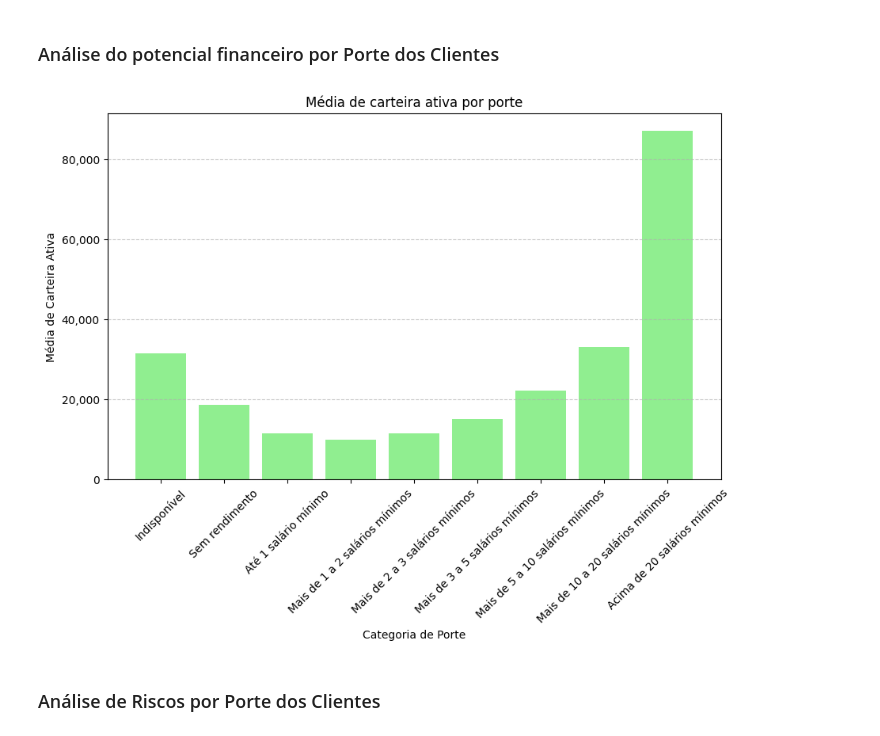
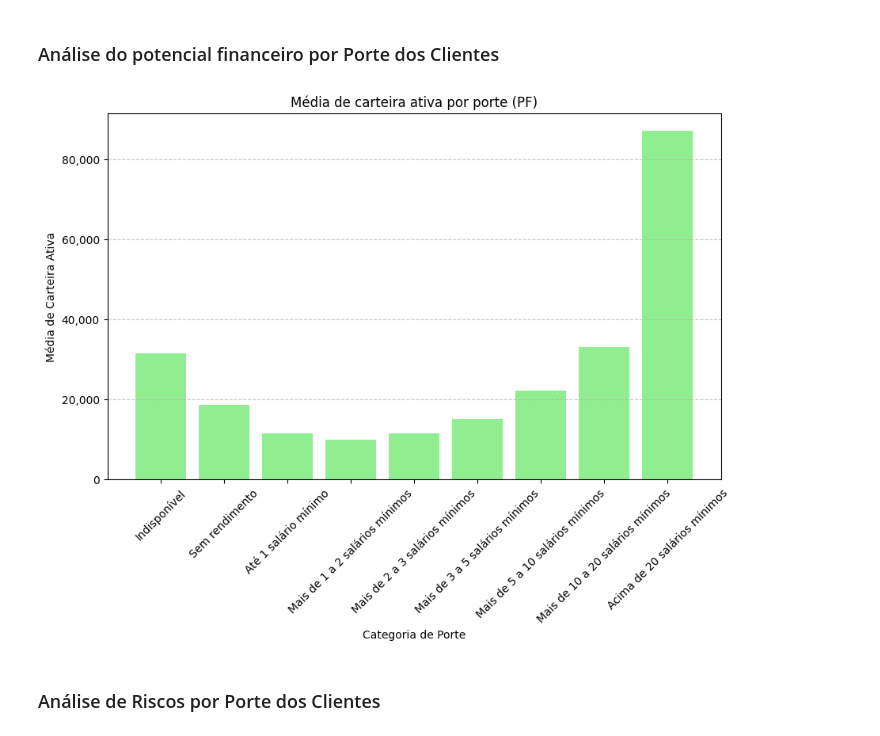
Before and after one commit to AutoProvision/market-analysis.notebook, a Jupyter notebook: analysis.ipynb, the cells around one changed output. Drawn from its saved outputs; the diff is of its cells as text; code cells hidden in the pictures.

```diff
--- a/analysis.ipynb
+++ b/analysis.ipynb
@@ -41,23 +41,23 @@ df = df[df['ct_classificacao'] == CLASSIFICACAO_DF]
 # %%
 carteira_ativa_por_porte = df.groupby('ct_porte')['vl_media_carteira_ativa_por_operacao'].mean()
 
 carteira_ativa_por_porte = carteira_ativa_por_porte.reindex(ordem_porte)
 
 carteira_ativa_por_porte = carteira_ativa_por_porte.dropna()
 
 plt.figure(figsize=(10, 6))
 plt.bar(carteira_ativa_por_porte.index, carteira_ativa_por_porte.values, color='lightgreen')
-plt.title('Média de carteira ativa por porte')
+plt.title(f'Média de carteira ativa por porte ({CLASSIFICACAO_DF})')
 plt.xlabel('Categoria de Porte')
 plt.ylabel('Média de Carteira Ativa')
 plt.xticks(rotation=45)
 plt.grid(axis='y', linestyle='--', alpha=0.7)
 
 plt.gca().yaxis.set_major_formatter(mticker.FuncFormatter(lambda x, _: f'{int(x):,}'))
 
 plt.show()
 # %% [output]
-[figure, old version]
+[figure, new version]
 # %% [markdown]
 ### Análise de Riscos por Porte dos Clientes
 # %%
```
